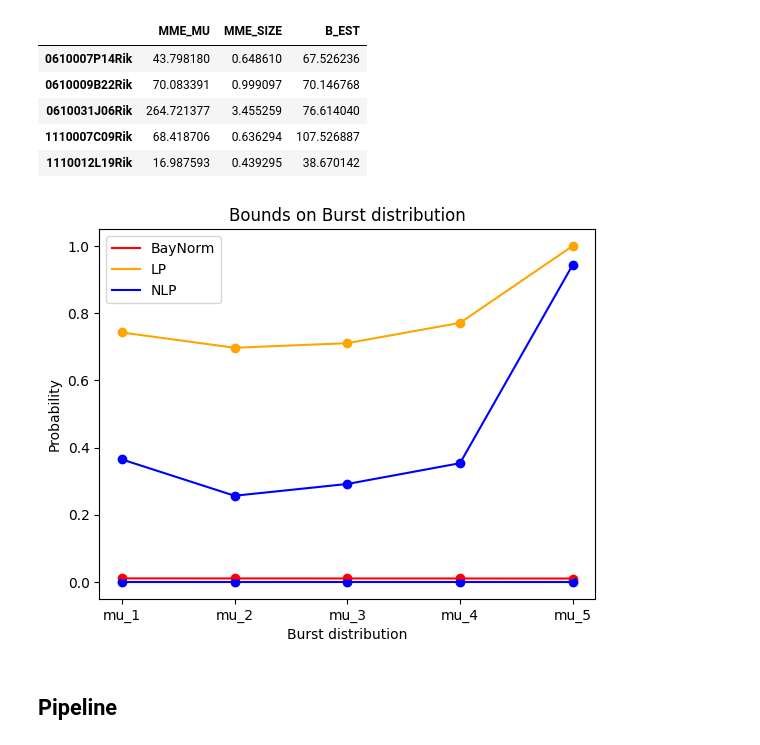
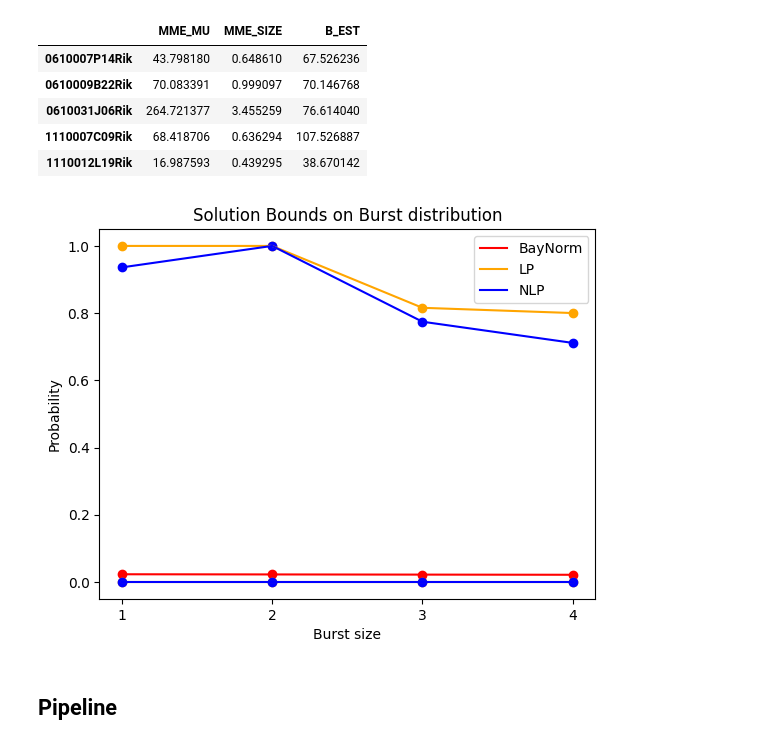
Before and after one commit to willjgh/M4R, a Jupyter notebook: results_analysis.ipynb, the cells around one changed output. Cells and saved outputs as stored; diff of their text form; code cells hidden in the pictures.

Commit message:
Selected example genes per category for plotting.

```diff
--- a/results_analysis.ipynb
+++ b/results_analysis.ipynb
@@ -121,6 +121,7 @@ def plot_dist(bounds, b_est=None, color="orange", show=True, label="Method"):
     bounds = bounds[2:]
     # extract upper and lower bounds
     labels = []
+    plot_labels = []
     lower = []
     upper = []
     baynorm_est = []
@@ -129,33 +130,34 @@ def plot_dist(bounds, b_est=None, color="orange", show=True, label="Method"):
             lower.append(bound[0])
             upper.append(bound[1])
             labels.append(f'mu_{i + 1}')
+            plot_labels.append(f'{i + 1}')
             if b_est:
                 baynorm_est.append((1 / b_est) * (1 - (1 / b_est))**i)
         except:
             break
     # plot
     if b_est:
-        plt.plot(labels, baynorm_est, color="red", label="BayNorm")
-        plt.scatter(labels, baynorm_est, color="red")
-    plt.plot(labels, upper, color=color, label=label)
-    plt.plot(labels, lower, color=color)
-    plt.scatter(labels, upper, color=color)
-    plt.scatter(labels, lower, color=color)
-    plt.title("Bounds on Burst distribution")
+        plt.plot(plot_labels, baynorm_est, color="red", label="BayNorm")
+        plt.scatter(plot_labels, baynorm_est, color="red")
+    plt.plot(plot_labels, upper, color=color, label=label)
+    plt.plot(plot_labels, lower, color=color)
+    plt.scatter(plot_labels, upper, color=color)
+    plt.scatter(plot_labels, lower, color=color)
+    plt.title("Solution Bounds on Burst distribution")
     plt.ylabel("Probability")
-    plt.xlabel("Burst distribution")
+    plt.xlabel("Burst size")
     plt.legend()
     if show:
         plt.show()
 # %%
-i = 328
+i = 1503
 result = LP_cast_concat.iloc[i]
 result_NLP = NLP_cast_concat.iloc[i]
 b_est = prior_cast_concat.iloc[i]['B_EST']
 plot_dist(result, b_est=b_est, label="LP", show=False)
 plot_dist(result_NLP, color="blue", label="NLP", show=True)
 # %% [output]
-[figure, old version]
+[figure, new version]
 # %% [markdown]
 ## Pipeline
 # %%
```
Also changed, not shown: parts of 32 cells of this notebook.
